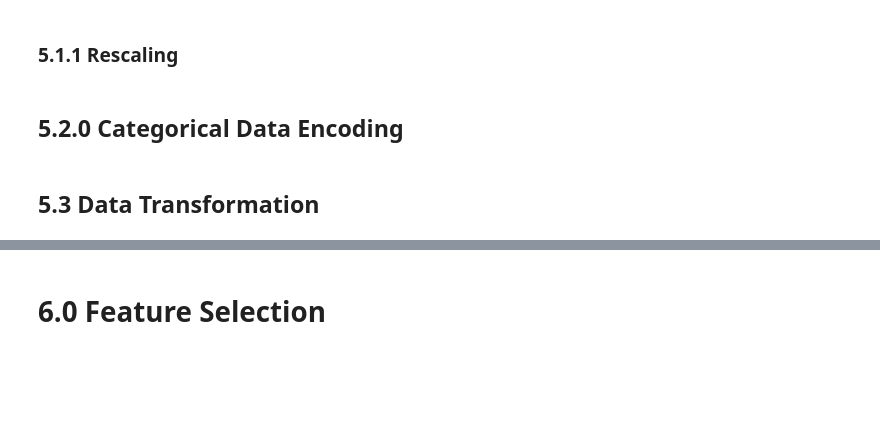
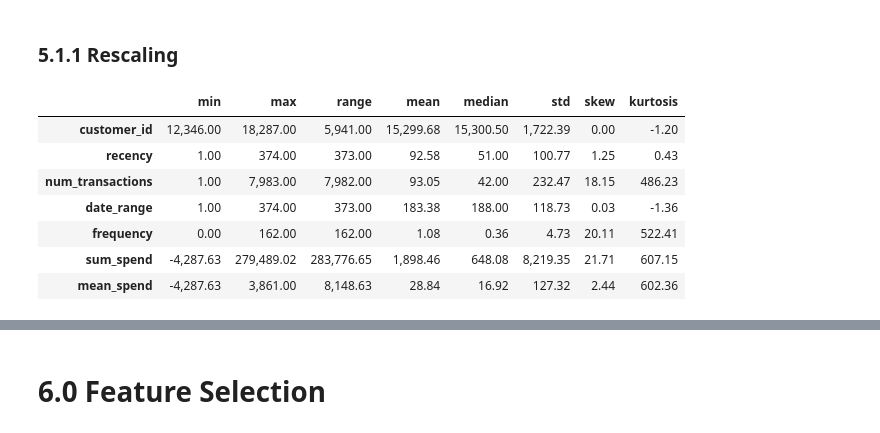
Before and after one commit to humberto-aguiar/Insiders-Fidelity-Clustering, a Jupyter notebook: notebooks/c1-one-go.ipynb, the cells around one changed output, grey strips where cells are left out. Cells and saved outputs as stored; diff of their text form; code cells hidden in the pictures; blank space fills up the shorter version.

```diff
--- a/notebooks/c1-one-go.ipynb
+++ b/notebooks/c1-one-go.ipynb
@@ -410,6 +412,26 @@ df_processed.to_csv('../data/interim/df_processed.csv')
 # %% [markdown]
 ### 5.1.1 Rescaling
-# %% [markdown]
-## 5.2.0 Categorical Data Encoding
-# %% [markdown]
-## 5.3 Data Transformation
+# %%
+# df3.hist();
+num_att = df3.select_dtypes(include= ['int','float'])
+d1 = pd.DataFrame( num_att.min() ).T
+d2 = pd.DataFrame( num_att.max() ).T
+d3 = pd.DataFrame( num_att.max() - num_att.min() ).T
+d4 = pd.DataFrame( num_att.mean() ).T
+d5 = pd.DataFrame( num_att.median() ).T
+d6 = pd.DataFrame( num_att.std() ).T
+d7 = pd.DataFrame( num_att.skew() ).T
+d8 = pd.DataFrame( num_att.kurtosis() ).T
+
+desc = pd.concat( [d1, d2, d3, d4, d5, d6, d7, d8] ).T
+desc.columns = ['min', 'max', 'range', 'mean', 'median', 'std', 'skew', 'kurtosis' ]
+desc.style.format( "{:,.2f}" )
+# %% [output]
+|  | min | max | range | mean | median | std | skew | kurtosis |
+| customer_id | 12,346.00 | 18,287.00 | 5,941.00 | 15,299.68 | 15,300.50 | 1,722.39 | 0.00 | -1.20 |
+| recency | 1.00 | 374.00 | 373.00 | 92.58 | 51.00 | 100.77 | 1.25 | 0.43 |
+| num_transactions | 1.00 | 7,983.00 | 7,982.00 | 93.05 | 42.00 | 232.47 | 18.15 | 486.23 |
+| date_range | 1.00 | 374.00 | 373.00 | 183.38 | 188.00 | 118.73 | 0.03 | -1.36 |
+| frequency | 0.00 | 162.00 | 162.00 | 1.08 | 0.36 | 4.73 | 20.11 | 522.41 |
+| sum_spend | -4,287.63 | 279,489.02 | 283,776.65 | 1,898.46 | 648.08 | 8,219.35 | 21.71 | 607.15 |
+| mean_spend | -4,287.63 | 3,861.00 | 8,148.63 | 28.84 | 16.92 | 127.32 | 2.44 | 602.36 |
```
Also changed, not shown: parts of 15 cells of this notebook, 1 other file.
